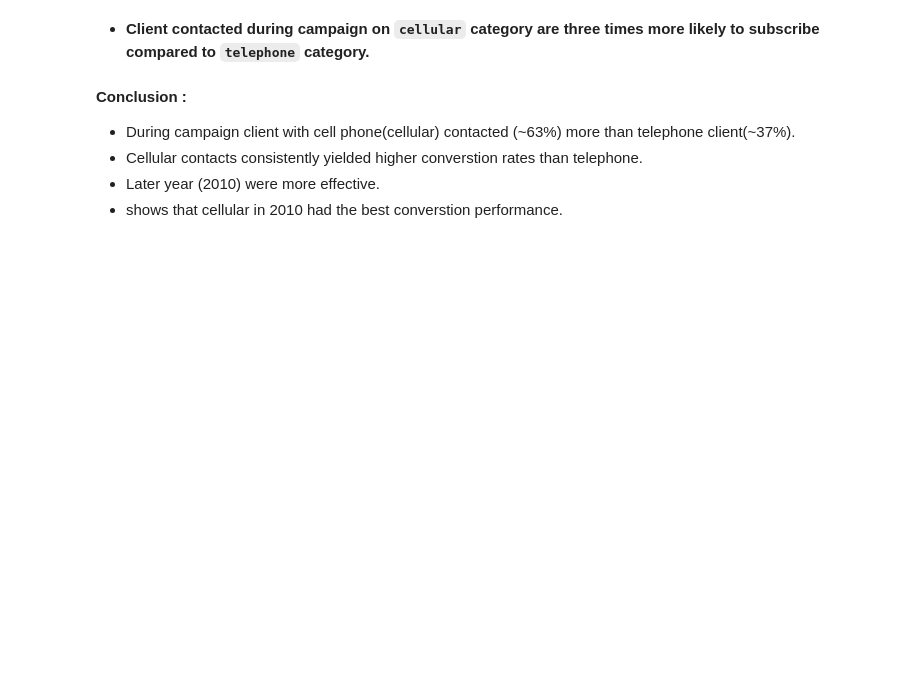
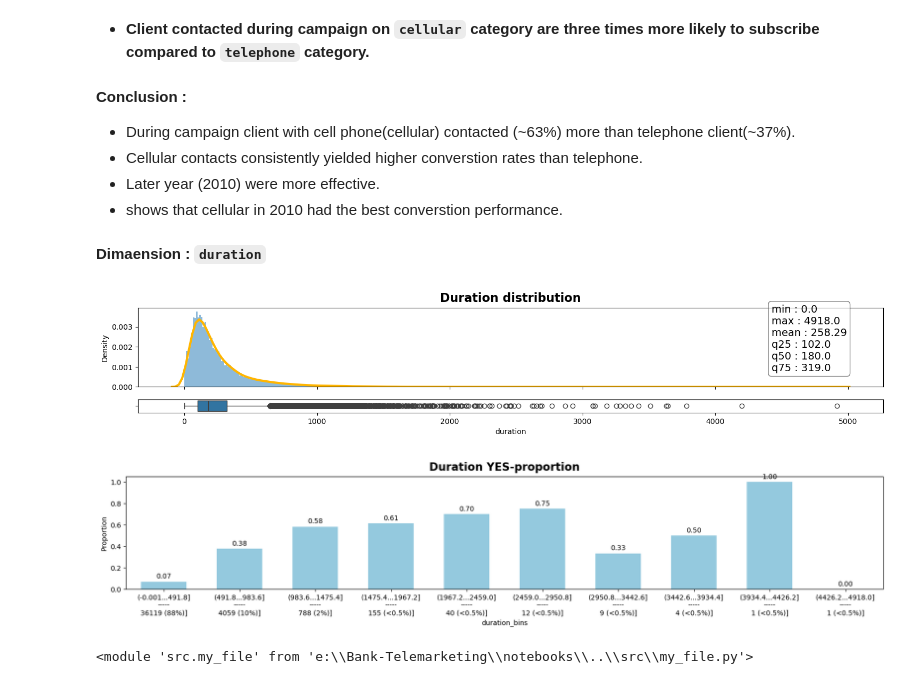
Before and after one commit to annugit1655/Bank-TeleMarketing, a Jupyter notebook: notebooks/campaign-eda-term-deposiy.ipynb, the cells around one changed output. Drawn from its saved outputs; the diff is of its cells as text; code cells hidden in the pictures; blank space fills up the shorter version.

Commit message:
eda_numeric

```diff
--- a/notebooks/campaign-eda-term-deposiy.ipynb
+++ b/notebooks/campaign-eda-term-deposiy.ipynb
@@ -321,3 +323,19 @@ my_file.plot_odd_ratio_table(tele_df, 'contact', 'y', 'telephone');
 - Cellular contacts consistently yielded higher converstion rates than telephone.
 - Later year (2010) were more effective.
 - shows that cellular in 2010 had the best converstion performance.
+# %% [markdown]
+**Dimaension : `duration`**
+# %%
+my_file.plot_numeric_distribution(tele_df, 'duration');
+fig, ax = plt.subplots(figsize=(20, 3))
+my_file.plot_numeric_yes_proportion(tele_df, 'duration', 'y_binary', 10, 0.6, ax=ax, fig=fig)
+#ax.margins(x=0.01)
+plt.show()
+# %% [output]
+[figure, added]
+[figure, added]
+# %%
+import importlib
+importlib.reload(my_file)
+# %% [output]
+<module 'src.my_file' from 'e:\\Bank-Telemarketing\\notebooks\\..\\src\\my_file.py'>
```
Also changed, not shown: parts of 4 cells of this notebook, 1 other file.
